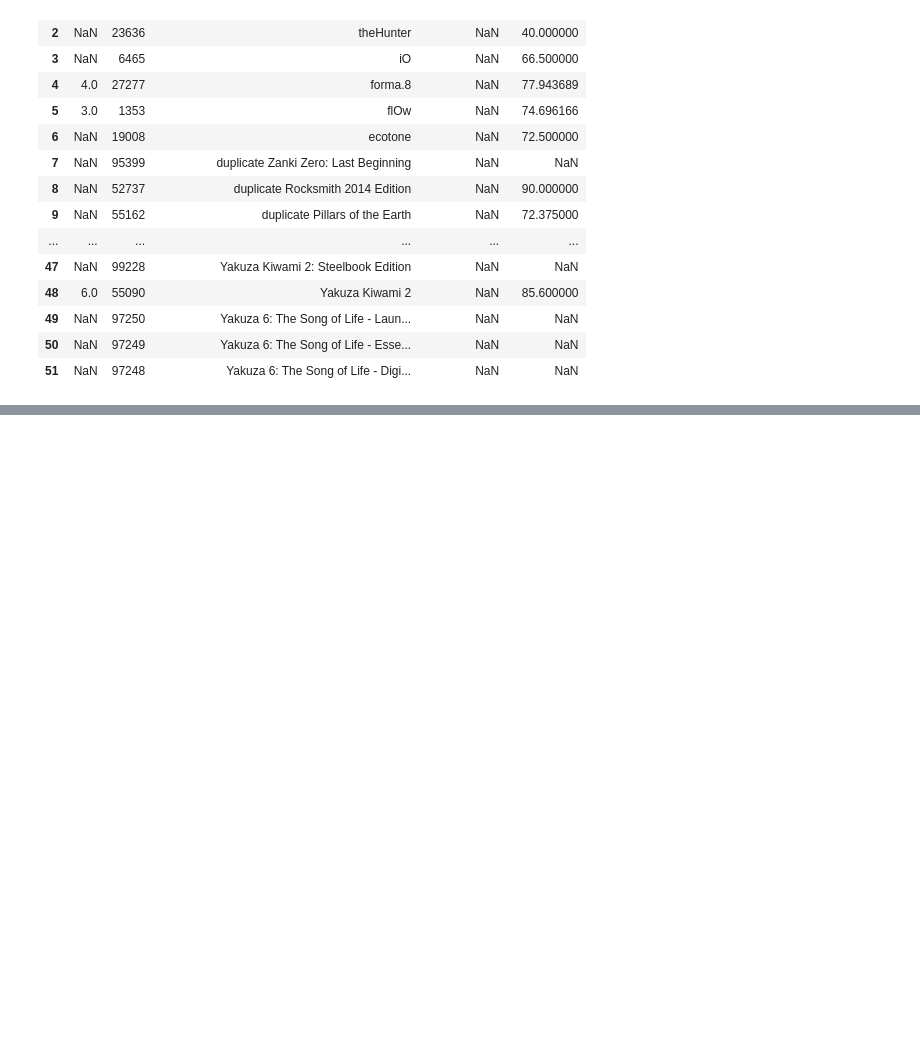
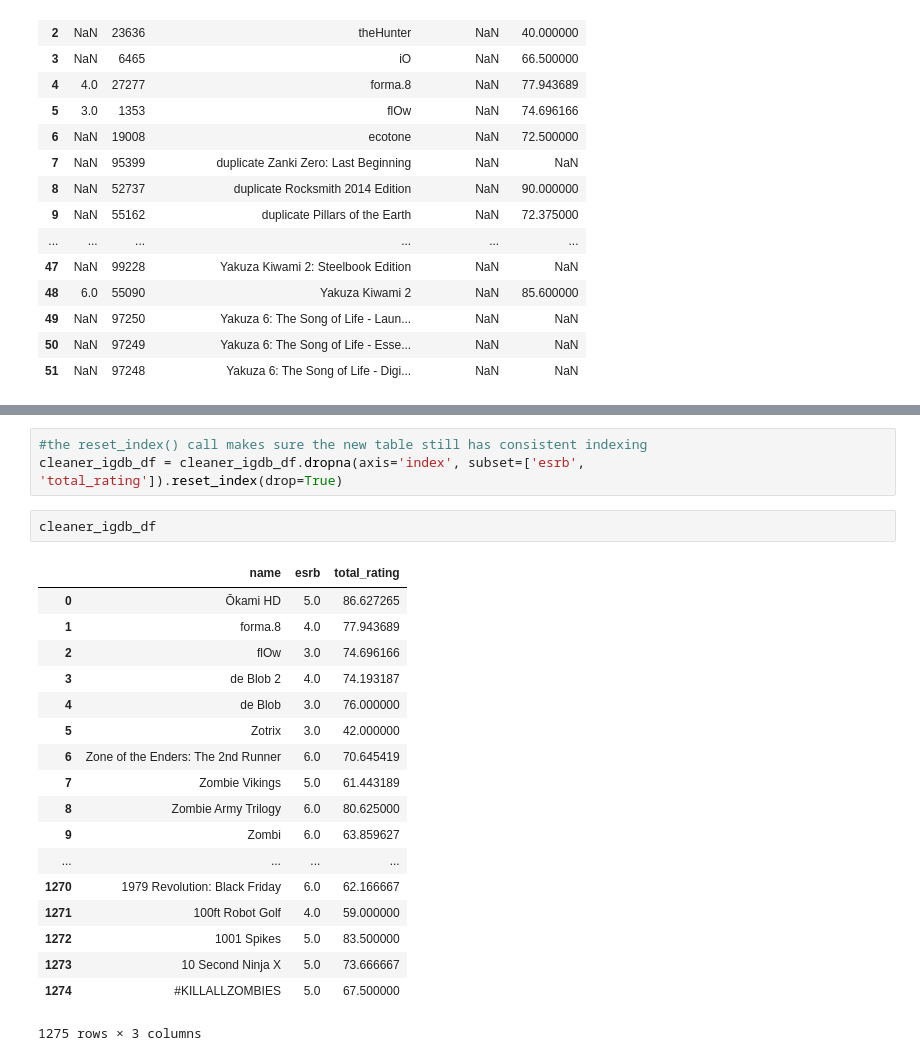
Before and after one commit to tsekenrick/api-data-extraction-and-analysis, a Jupyter notebook: homework02a.ipynb, the cells around one changed output, grey strips where cells are left out. Cells and saved outputs as stored; diff of their text form; blank space fills up the shorter version.

```diff
--- a/homework02a.ipynb
+++ b/homework02a.ipynb
@@ -143,0 +233,24 @@ result=igdb.scroll(result)
+# %%
+#the reset_index() call makes sure the new table still has consistent indexing
+cleaner_igdb_df = cleaner_igdb_df.dropna(axis='index', subset=['esrb', 'total_rating']).reset_index(drop=True)
+# %%
+cleaner_igdb_df
+# %% [output]
+|  | name | esrb | total_rating |
+| 0 | Ōkami HD | 5.0 | 86.627265 |
+| 1 | forma.8 | 4.0 | 77.943689 |
+| 2 | flOw | 3.0 | 74.696166 |
+| 3 | de Blob 2 | 4.0 | 74.193187 |
+| 4 | de Blob | 3.0 | 76.000000 |
+| 5 | Zotrix | 3.0 | 42.000000 |
+| 6 | Zone of the Enders: The 2nd Runner | 6.0 | 70.645419 |
+| 7 | Zombie Vikings | 5.0 | 61.443189 |
+| 8 | Zombie Army Trilogy | 6.0 | 80.625000 |
+| 9 | Zombi | 6.0 | 63.859627 |
+| ... | ... | ... | ... |
+| 1270 | 1979 Revolution: Black Friday | 6.0 | 62.166667 |
+| 1271 | 100ft Robot Golf | 4.0 | 59.000000 |
+| 1272 | 1001 Spikes | 5.0 | 83.500000 |
+| 1273 | 10 Second Ninja X | 5.0 | 73.666667 |
+| 1274 | #KILLALLZOMBIES | 5.0 | 67.500000 |
+1275 rows × 3 columns
```
Also changed, not shown: parts of 16 cells of this notebook.
